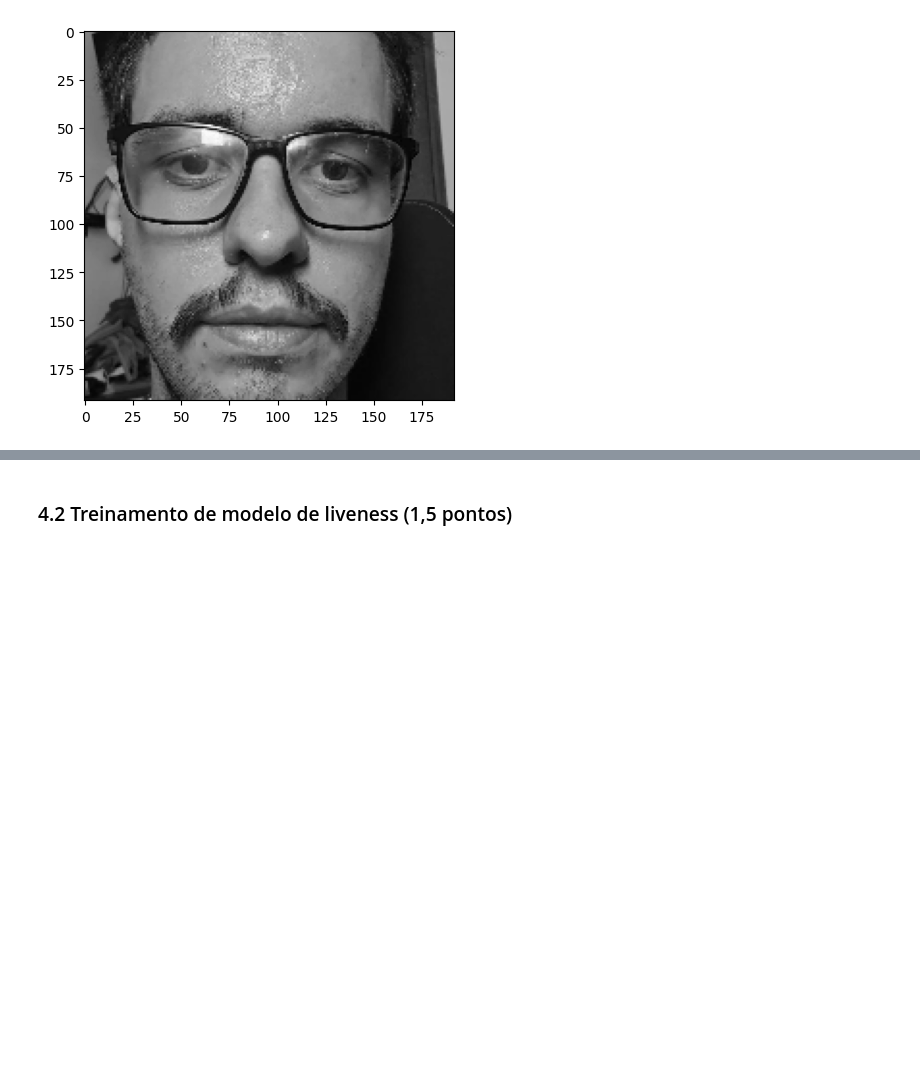
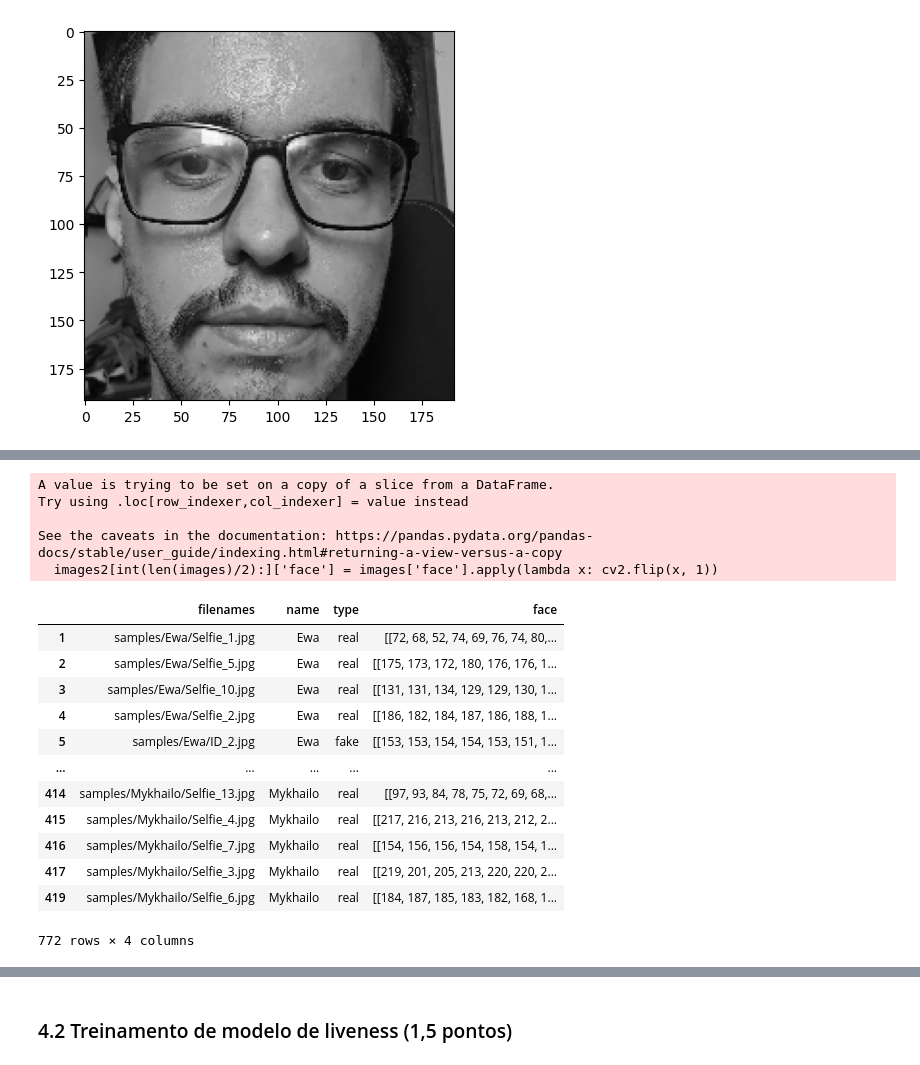
Before and after one commit to MBA-IA-GROUP-A/visao-computacional-detector-liveness, a Jupyter notebook: notebook/deteccao-liveness-notebook.ipynb, the cells around one changed output, grey strips where cells are left out. Drawn from its saved outputs; the diff is of its cells as text; code cells hidden in the pictures; blank space fills up the shorter version.

```diff
--- a/notebook/deteccao-liveness-notebook.ipynb
+++ b/notebook/deteccao-liveness-notebook.ipynb
@@ -172,0 +191,24 @@ See the caveats in the documentation: https://pandas.pydata.org/pandas-docs/stab
+# %%
+# Duplicate data with mirror images
+images2 = pd.concat([images, images], axis=0)
+# images2[int(len(images)/2):]['face'] = images['face'].apply(lambda x: cv2.flip(x, 1))
+images2
+# %% [output]
+A value is trying to be set on a copy of a slice from a DataFrame.
+Try using .loc[row_indexer,col_indexer] = value instead
+
+See the caveats in the documentation: https://pandas.pydata.org/pandas-docs/stable/user_guide/indexing.html#returning-a-view-versus-a-copy
+  images2[int(len(images)/2):]['face'] = images['face'].apply(lambda x: cv2.flip(x, 1))
+|  | filenames | name | type | face |
+| 1 | samples/Ewa/Selfie_1.jpg | Ewa | real | [[72, 68, 52, 74, 69, 76, 74, 80,... |
+| 2 | samples/Ewa/Selfie_5.jpg | Ewa | real | [[175, 173, 172, 180, 176, 176, 1... |
+| 3 | samples/Ewa/Selfie_10.jpg | Ewa | real | [[131, 131, 134, 129, 129, 130, 1... |
+| 4 | samples/Ewa/Selfie_2.jpg | Ewa | real | [[186, 182, 184, 187, 186, 188, 1... |
+| 5 | samples/Ewa/ID_2.jpg | Ewa | fake | [[153, 153, 154, 154, 153, 151, 1... |
+| ... | ... | ... | ... | ... |
+| 414 | samples/Mykhailo/Selfie_13.jpg | Mykhailo | real | [[97, 93, 84, 78, 75, 72, 69, 68,... |
+| 415 | samples/Mykhailo/Selfie_4.jpg | Mykhailo | real | [[217, 216, 213, 216, 213, 212, 2... |
+| 416 | samples/Mykhailo/Selfie_7.jpg | Mykhailo | real | [[154, 156, 156, 154, 158, 154, 1... |
+| 417 | samples/Mykhailo/Selfie_3.jpg | Mykhailo | real | [[219, 201, 205, 213, 220, 220, 2... |
+| 419 | samples/Mykhailo/Selfie_6.jpg | Mykhailo | real | [[184, 187, 185, 183, 182, 168, 1... |
+772 rows × 4 columns
```
Also changed, not shown: parts of 20 cells of this notebook, 3 other files.
